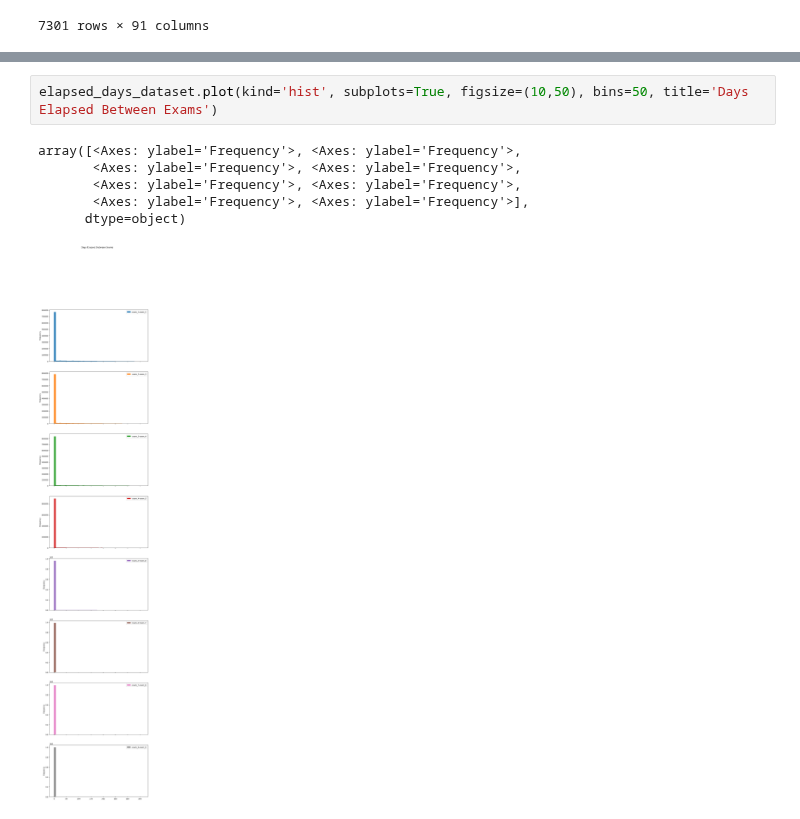
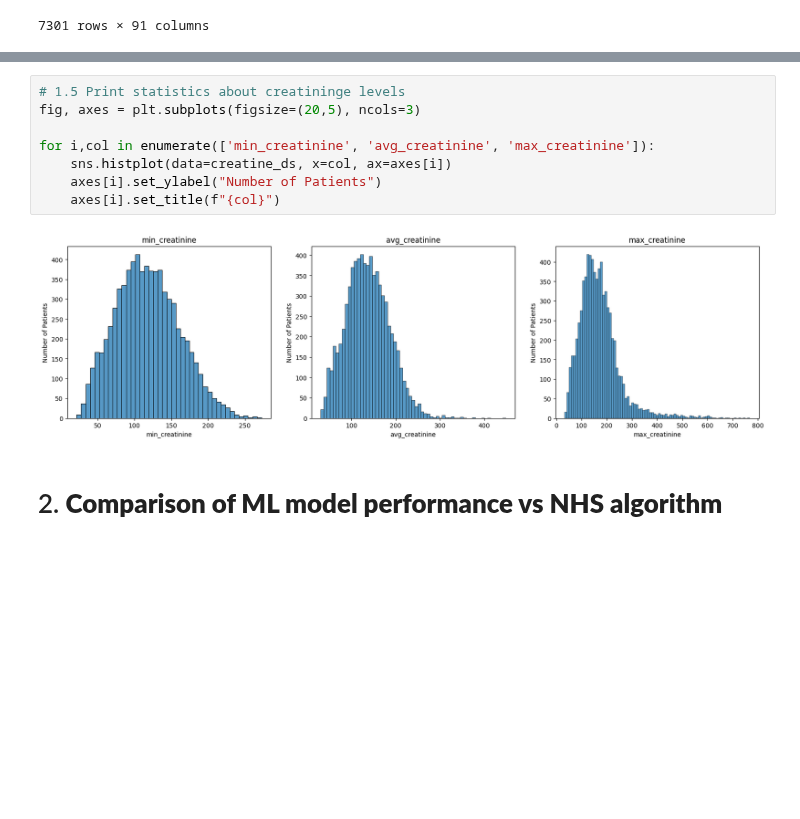
Before and after one commit to belfioreasia/aki-predictor, a Jupyter notebook: data_analysis.ipynb, the cells around one changed output, grey strips where cells are left out. Drawn from its saved outputs; the diff is of its cells as text; blank space fills up the shorter version.

```diff
--- a/data_analysis.ipynb
+++ b/data_analysis.ipynb
@@ -219,9 +144,12 @@ train_data
-# %%
-elapsed_days_dataset.plot(kind='hist', subplots=True, figsize=(10,50), bins=50, title='Days Elapsed Between Exams')
-# %% [output]
-array([<Axes: ylabel='Frequency'>, <Axes: ylabel='Frequency'>,
-       <Axes: ylabel='Frequency'>, <Axes: ylabel='Frequency'>,
-       <Axes: ylabel='Frequency'>, <Axes: ylabel='Frequency'>,
-       <Axes: ylabel='Frequency'>, <Axes: ylabel='Frequency'>],
-      dtype=object)
-[figure, removed]
+# %%
+# 1.5 Print statistics about creatininge levels
+fig, axes = plt.subplots(figsize=(20,5), ncols=3)
+
+for i,col in enumerate(['min_creatinine', 'avg_creatinine', 'max_creatinine']):
+    sns.histplot(data=creatine_ds, x=col, ax=axes[i])
+    axes[i].set_ylabel("Number of Patients")
+    axes[i].set_title(f"{col}")
+# %% [output]
+[figure, added]
+# %% [markdown]
+# 2. **Comparison of ML model performance vs NHS algorithm**
```
Also changed, not shown: parts of 9 cells of this notebook, 6 other files.
